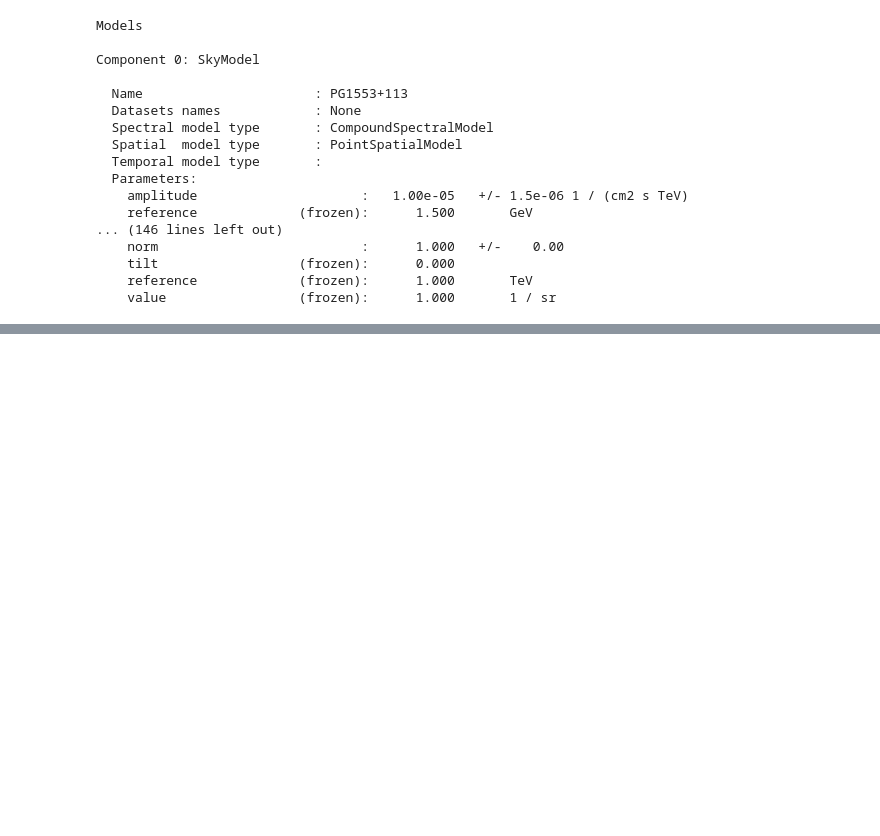
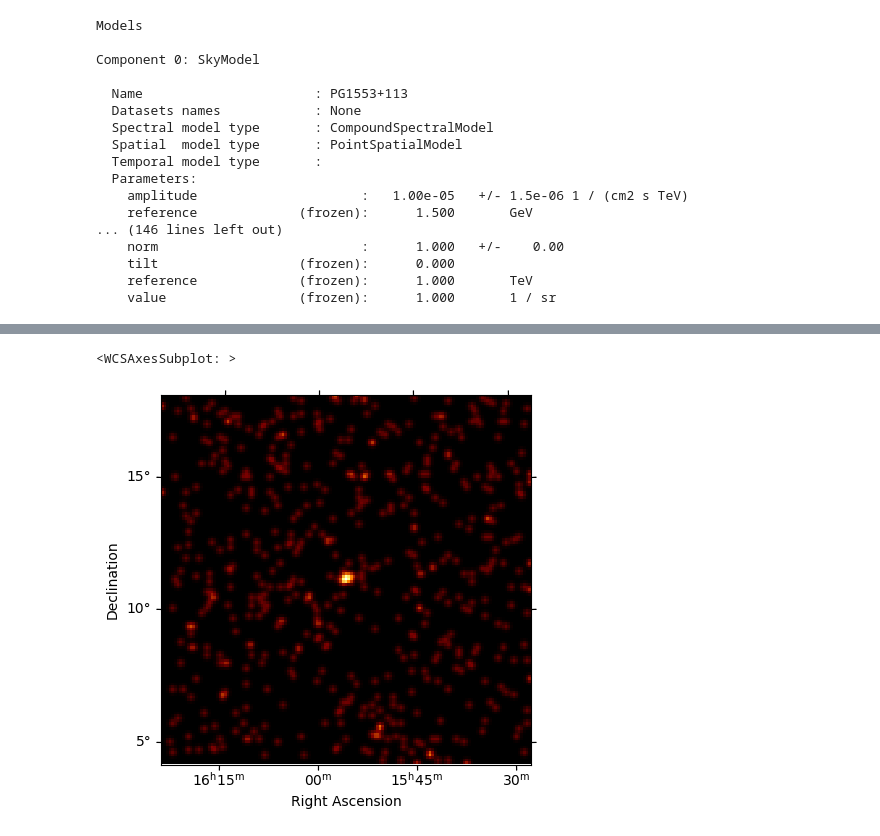
Before and after one commit to chaimain/asgardpy, a Jupyter notebook: notebooks/test_dataset_3d_step.ipynb, the cells around one changed output, grey strips where cells are left out. Cells and saved outputs as stored; diff of their text form; code cells hidden in the pictures; blank space fills up the shorter version.

```diff
--- a/notebooks/test_dataset_3d_step.ipynb
+++ b/notebooks/test_dataset_3d_step.ipynb
@@ -584,0 +660,7 @@ dataset.npred_signal(model_name="PG1553+113").data.sum()
+# %%
+plt.figure()
+counts_image = dataset.counts.sum_over_axes()
+counts_image.smooth("0.1 deg").plot()
+# %% [output]
+<WCSAxesSubplot: >
+[figure, added]
```
Also changed, not shown: parts of 42 cells of this notebook.
